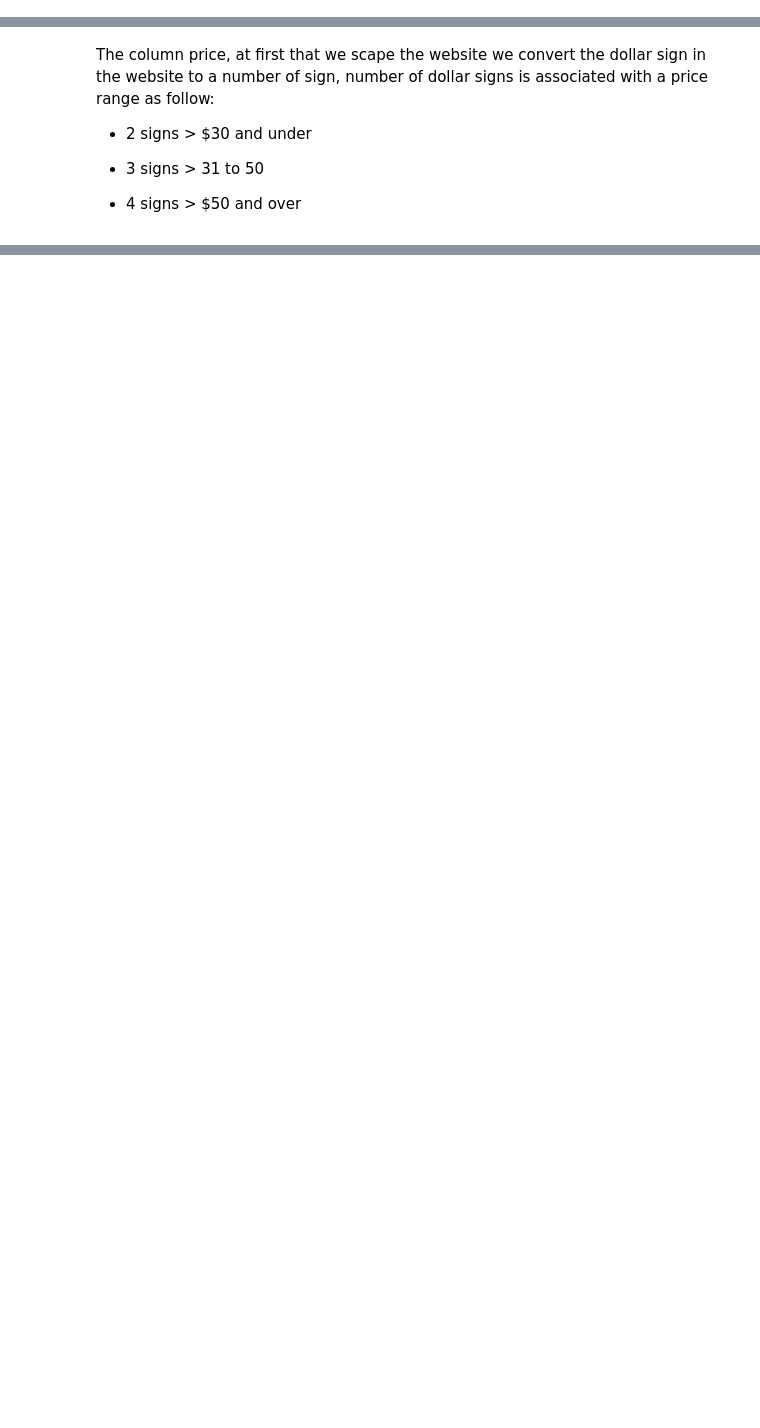
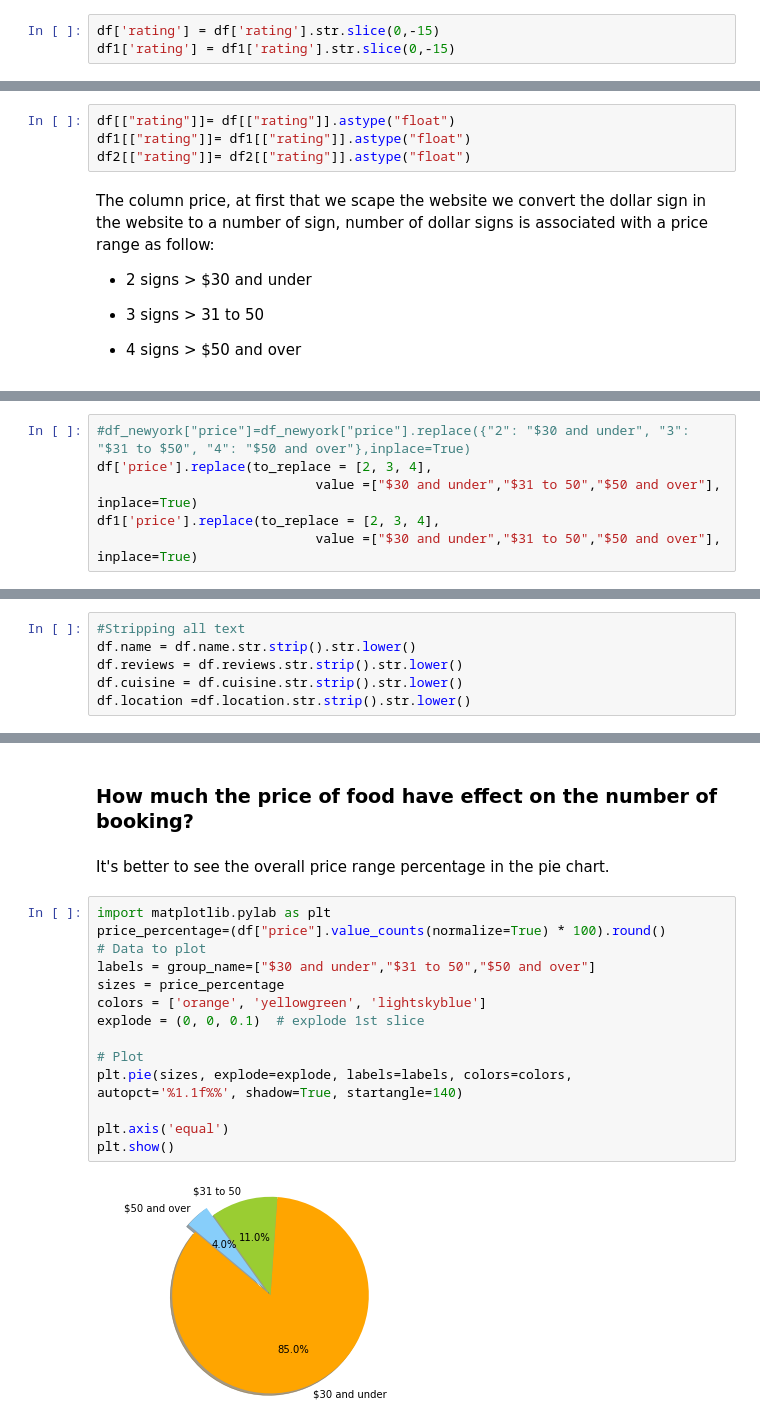
Before and after one commit to madeleine68/opentable, a Jupyter notebook: opentable_analysis.ipynb, the cells around one changed output, grey strips where cells are left out. Drawn from its saved outputs; the diff is of its cells as text; blank space fills up the shorter version.

```diff
--- a/opentable_analysis.ipynb
+++ b/opentable_analysis.ipynb
@@ -183,4 +278,7 @@ location     object
 dtype: object
 # %% [markdown]
 from the rating column , we only need the first string of the value so we are going to remove the rest. we remove the string from the end since 15 charecter from its end are the same for whole rows but not the begining. Also We have to convert data types into a proper format for each column using the "astype()" method.
+# %%
+df['rating'] = df['rating'].str.slice(0,-15)
+df1['rating'] = df1['rating'].str.slice(0,-15)
 # %%
@@ -206,3 +288,7 @@ df_newyork[["rating"]]= df_newyork[["rating"]].astype("float")
+# %%
+df[["rating"]]= df[["rating"]].astype("float")
+df1[["rating"]]= df1[["rating"]].astype("float")
+df2[["rating"]]= df2[["rating"]].astype("float")
 # %% [markdown]
 The column price, at first that we scape the website we convert the  dollar  sign in the website to a number of  sign, number of dollar signs is associated with a price range as follow:
 
@@ -322,0 +300,6 @@ df_newyork["rating"][0]
+# %%
+#df_newyork["price"]=df_newyork["price"].replace({"2": "$30 and under", "3": "$31 to $50", "4": "$50 and over"},inplace=True)
+df['price'].replace(to_replace = [2, 3, 4],
+                            value =["$30 and under","$31 to 50","$50 and over"], inplace=True)
+df1['price'].replace(to_replace = [2, 3, 4],
+                            value =["$30 and under","$31 to 50","$50 and over"], inplace=True)
@@ -322,0 +308,6 @@ df_newyork["rating"][0]
+# %%
+#Stripping all text
+df.name = df.name.str.strip().str.lower()
+df.reviews = df.reviews.str.strip().str.lower()
+df.cuisine = df.cuisine.str.strip().str.lower()
+df.location =df.location.str.strip().str.lower()
@@ -322,0 +327,21 @@ df_newyork["rating"][0]
+# %% [markdown]
+### How much the price of food have effect on the number of booking?
+# %% [markdown]
+It's better to see the overall price range percentage in the pie chart.
+# %%
+import matplotlib.pylab as plt
+price_percentage=(df["price"].value_counts(normalize=True) * 100).round()
+# Data to plot
+labels = group_name=["$30 and under","$31 to 50","$50 and over"]
+sizes = price_percentage
+colors = ['orange', 'yellowgreen', 'lightskyblue']
+explode = (0, 0, 0.1)  # explode 1st slice
+
+# Plot
+plt.pie(sizes, explode=explode, labels=labels, colors=colors,
+autopct='%1.1f%%', shadow=True, startangle=140)
+
+plt.axis('equal')
+plt.show()
+# %% [output]
+[figure, added]
```
Also changed, not shown: parts of 94 cells of this notebook, 5 other files.
